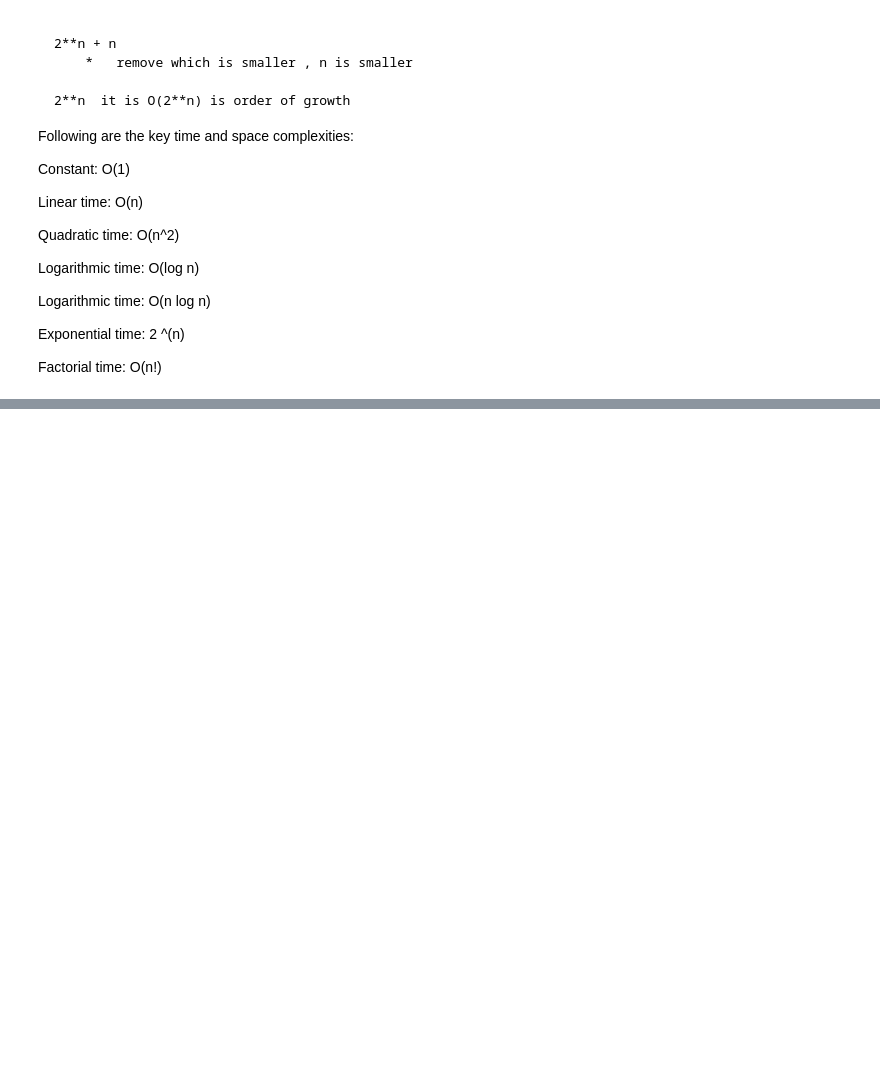
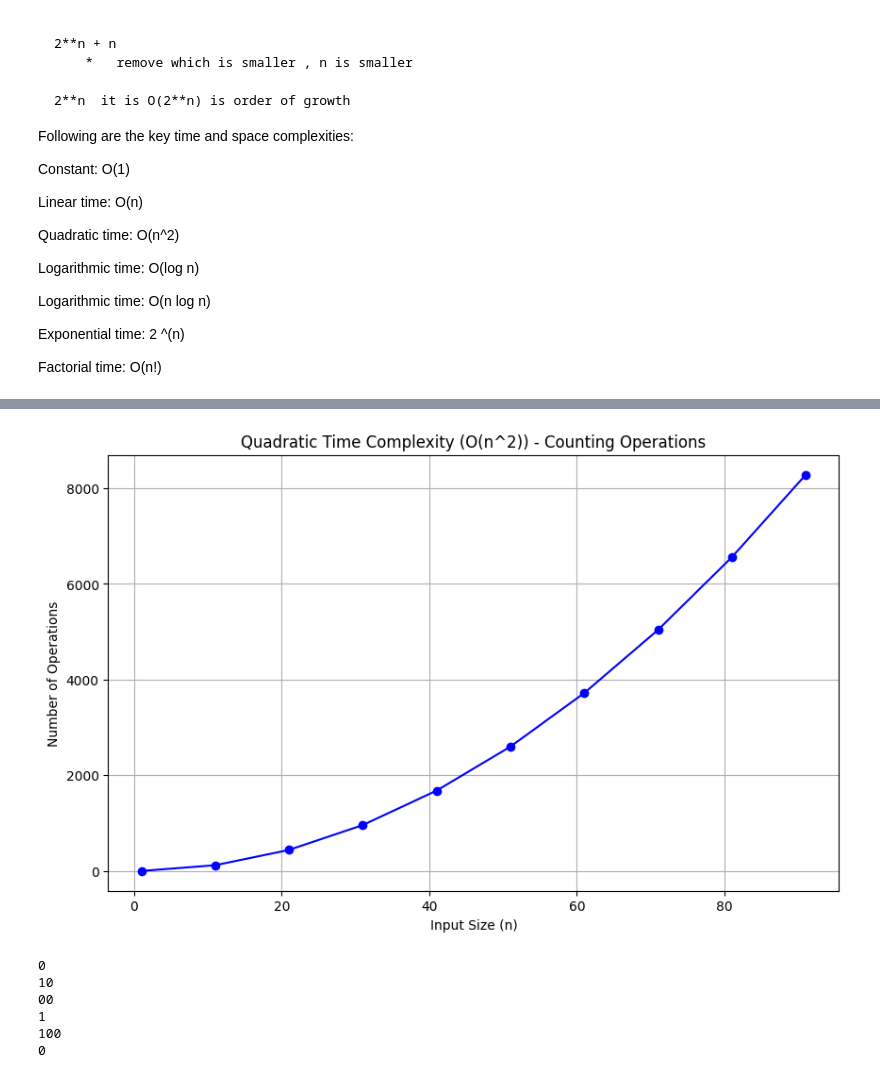
Before and after one commit to Msaleemakhtar/DSA-with-Python, a Jupyter notebook: DSA_PYTHON/1_time-complexity.ipynb, the cells around one changed output, grey strips where cells are left out. Saved outputs shown, nothing was run; the diff lists cells and outputs as text; code cells hidden in the pictures; blank space fills up the shorter version.

```diff
--- a/DSA_PYTHON/1_time-complexity.ipynb
+++ b/DSA_PYTHON/1_time-complexity.ipynb
@@ -103,0 +256,67 @@ Factorial time: O(n!)
+# %%
+import time
+import matplotlib.pyplot as plt
+
+def quadratic_example(lst):
+    n = len(lst)
+    operation_count = 0  # Initialize the counter for operations
+
+    for i in range(n):
+        for j in range(n):
+            # Each pass through the inner loop represents one basic operation
+            operation_count += 1
+
+    return operation_count
+
+# Function to measure the number of operations for different input sizes
+def measure_operations(input_sizes):
+    operation_counts = []
+
+    for size in input_sizes:
+        my_list = list(range(size))
+        operations = quadratic_example(my_list)
+        operation_counts.append(operations)
+
+    return operation_counts
+
+# Generate input sizes from 1 to 100 with steps of 10
+input_sizes = list(range(1, 101, 10))
+
+# Measure the number of operations for different input sizes
+operations_counts = measure_operations(input_sizes)
+
+# Plotting the results
+plt.figure(figsize=(10, 6))
+plt.plot(input_sizes, operations_counts, marker='o', linestyle='-', color='b')
+plt.title('Quadratic Time Complexity (O(n^2)) - Counting Operations')
+plt.xlabel('Input Size (n)')
+plt.ylabel('Number of Operations')
+plt.grid(True)
+plt.show()
+# %% [output]
+[figure, added]
+# %%
+def intTostr(i):
+    digit = "0123456789"
+    if i == 0:
+        return 0
+    result = ""
+    while i > 0:
+       result = digit[i%10] + result
+       print(result)
+
+       i = i // 10
+       print(i)
+    return result
+
+print(intTostr(100))
+
+# input increases 10x and time complexity is increase one time
+# it's time complexity is =  O(log(i))
+# %% [output]
+0
+10
+00
+1
+100
+0
```
Also changed, not shown: parts of 7 cells of this notebook, 1 other file.
